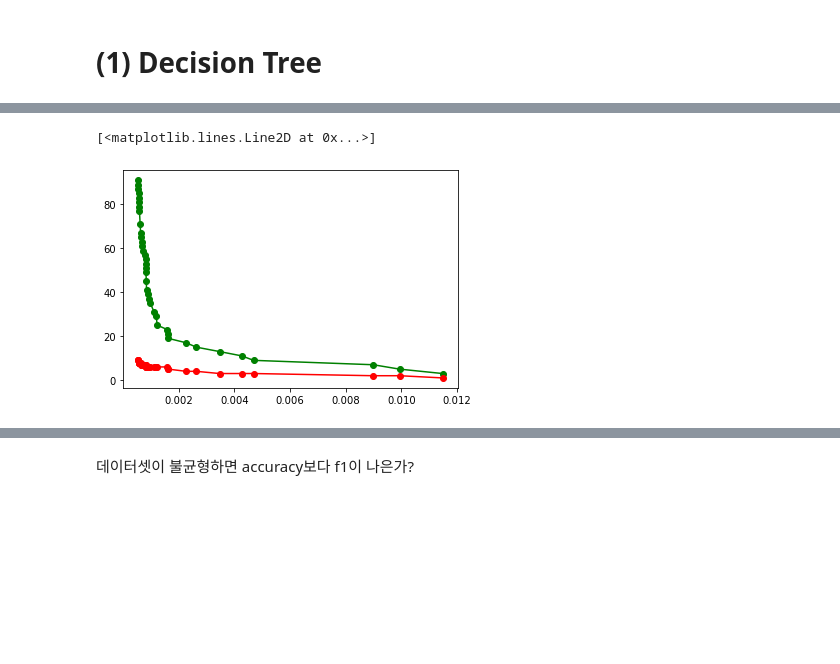
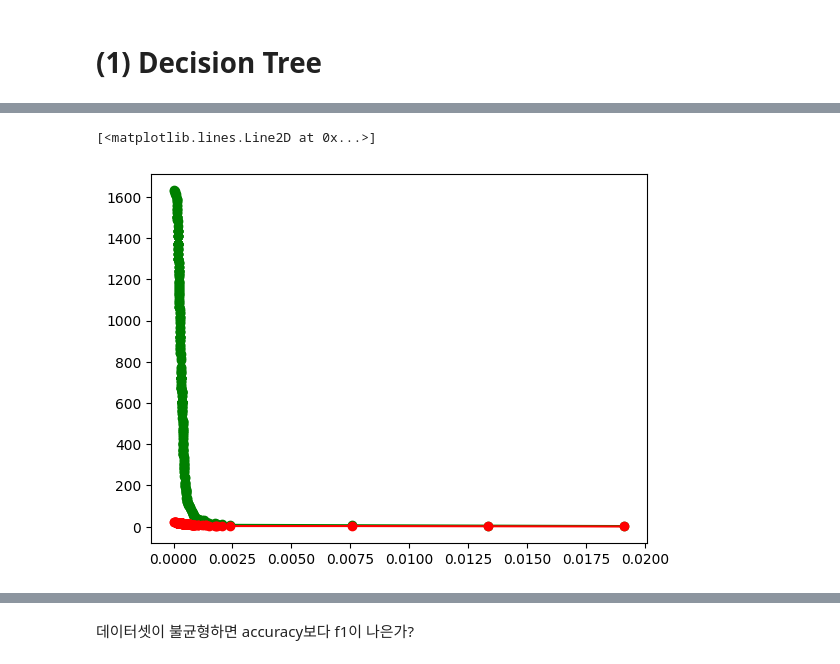
Before and after one commit to Hakgyun-Hong/MachineLearning, a Jupyter notebook: Churn_Ensemble.ipynb, the cells around one changed output, grey strips where cells are left out. Drawn from its saved outputs; the diff is of its cells as text; code cells hidden in the pictures; blank space fills up the shorter version.

```diff
--- a/Churn_Ensemble.ipynb
+++ b/Churn_Ensemble.ipynb
@@ -153,8 +182,11 @@ vif_drop=[str1 for i, str1 in enumerate(vif_return.index) if vif_return['VIF'][i
 print("Drop List : ",vif_drop)
 
 data_dummied_copy=data_dummied.copy()
-for str in vif_drop:
-    data_dummied_copy.pop(str)
+
+#data_dummied_copy.pop('MonthlyCharges')
+#data_dummied_copy.pop('TotalCharges')
+#for str in vif_drop:
+    #data_dummied_copy.pop(str)
 
 print(data_dummied_copy)
 # %% [output]
@@ -197,0 +250,2 @@ memory usage: 164.9 KB
+# %%
+data_dummied_copy.pop('Churn_No')
@@ -198,3 +272,26 @@ memory usage: 164.9 KB
+# %%
+import statsmodels.api as sm
+from sklearn.model_selection import train_test_split
+from sklearn.preprocessing import MinMaxScaler
+
+X=data_dummied_copy.copy()
+#X= sm.add_constant(data_dummied_copy)# Add Constant
+y= X.pop("Churn_Yes")
+
+
+features = X.columns.values
+scaler = MinMaxScaler(feature_range=(0,1))
+
+
+#X=pd.DataFrame(scaler.transform(X))
+X.columns = features
+#Split data
+X_train, X_test, y_train, y_test = train_test_split(X,y,test_size=0.4, random_state=42)
+
+
+scaler.fit(X_train)
+X_train = scaler.transform(X_train)
+X_test = scaler.transform(X_test)
 # %% [markdown]
 # (1) Decision Tree
 # %%
@@ -228,7 +317,8 @@ C=np.logspace(-4,5,20)
 
 # ccp_alpha / max_depth
 #ccp_alpha = np.linspace(1,10,9)
-max_depth = np.linspace(1,10,10)
+#max_depth = np.linspace(1,10,10)
+max_depth = [int(x) for x in np.linspace(1,10,10)]
 min_samples_leaf = np.linspace(1,5,5)
 min_samples_split = np.linspace(1,5,5)
 #ccp_alpha
@@ -278,15 +372,15 @@ depth = [clf.tree_.max_depth for clf in dt_clfs]
 # %%
 
 
 fig= plt.figure()
 ax = fig.add_subplot(1,1,1)
 
-minval = 370
+minval = 0
 plt.plot(ccp_alphas[minval:-1], node_counts[minval:-1], color='green',marker='o', linestyle='solid',label='noce_counts')
 plt.plot(ccp_alphas[minval:-1], depth[minval:-1], color='red',marker='o', linestyle='solid',label='Depth')
 # %% [output]
 [<matplotlib.lines.Line2D at 0x...>]
-[figure, old version]
+[figure, new version]
 # %%
 len(ccp_alphas)
 # %% [output]
```
Also changed, not shown: parts of 44 cells of this notebook.
